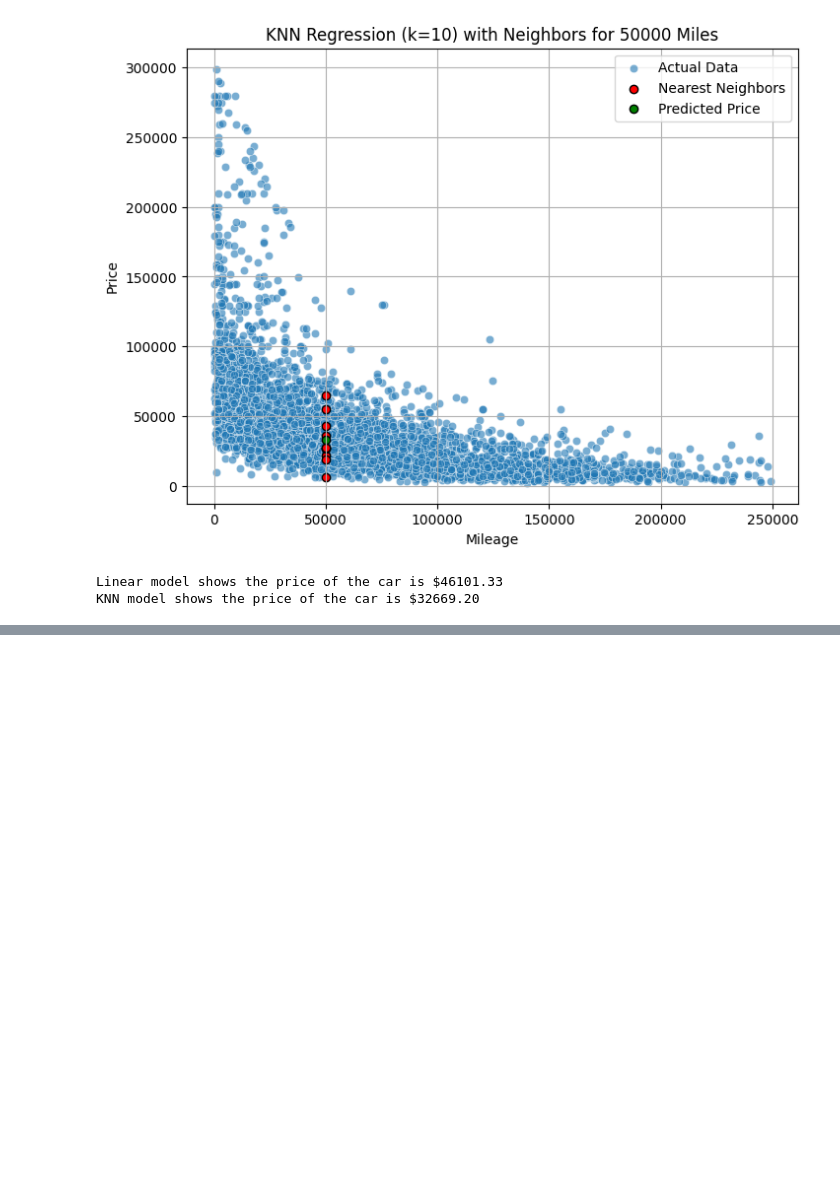
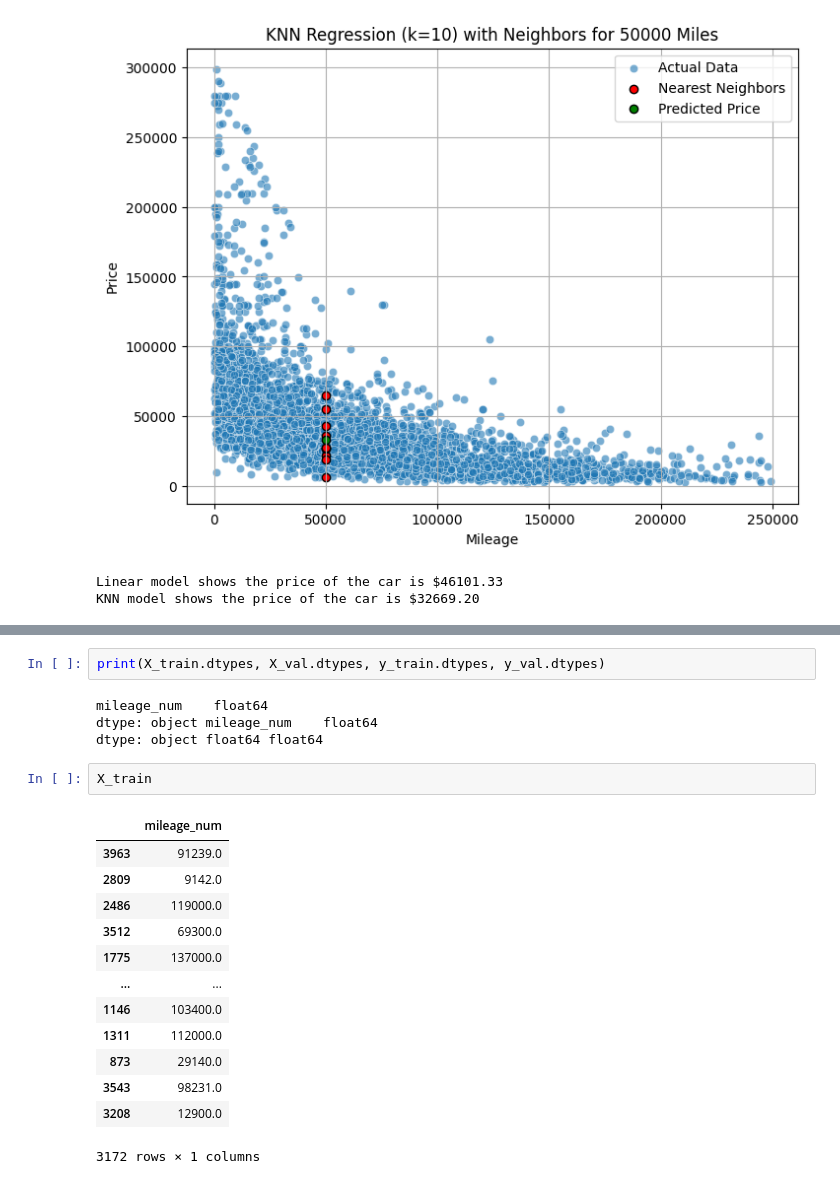
Before and after one commit to zhou1126/Marquette_teaching_finance, a Jupyter notebook: class4_usedcar.ipynb, the cells around one changed output, grey strips where cells are left out. Drawn from its saved outputs; the diff is of its cells as text; blank space fills up the shorter version.

```diff
--- a/class4_usedcar.ipynb
+++ b/class4_usedcar.ipynb
@@ -205,0 +372,22 @@ KNN model shows the price of the car is $32669.20
+# %%
+print(X_train.dtypes, X_val.dtypes, y_train.dtypes, y_val.dtypes)
+# %% [output]
+mileage_num    float64
+dtype: object mileage_num    float64
+dtype: object float64 float64
+# %%
+X_train
+# %% [output]
+|  | mileage_num |
+| 3963 | 91239.0 |
+| 2809 | 9142.0 |
+| 2486 | 119000.0 |
+| 3512 | 69300.0 |
+| 1775 | 137000.0 |
+| ... | ... |
+| 1146 | 103400.0 |
+| 1311 | 112000.0 |
+| 873 | 29140.0 |
+| 3543 | 98231.0 |
+| 3208 | 12900.0 |
+3172 rows × 1 columns
```
Also changed, not shown: parts of 4 cells of this notebook.
